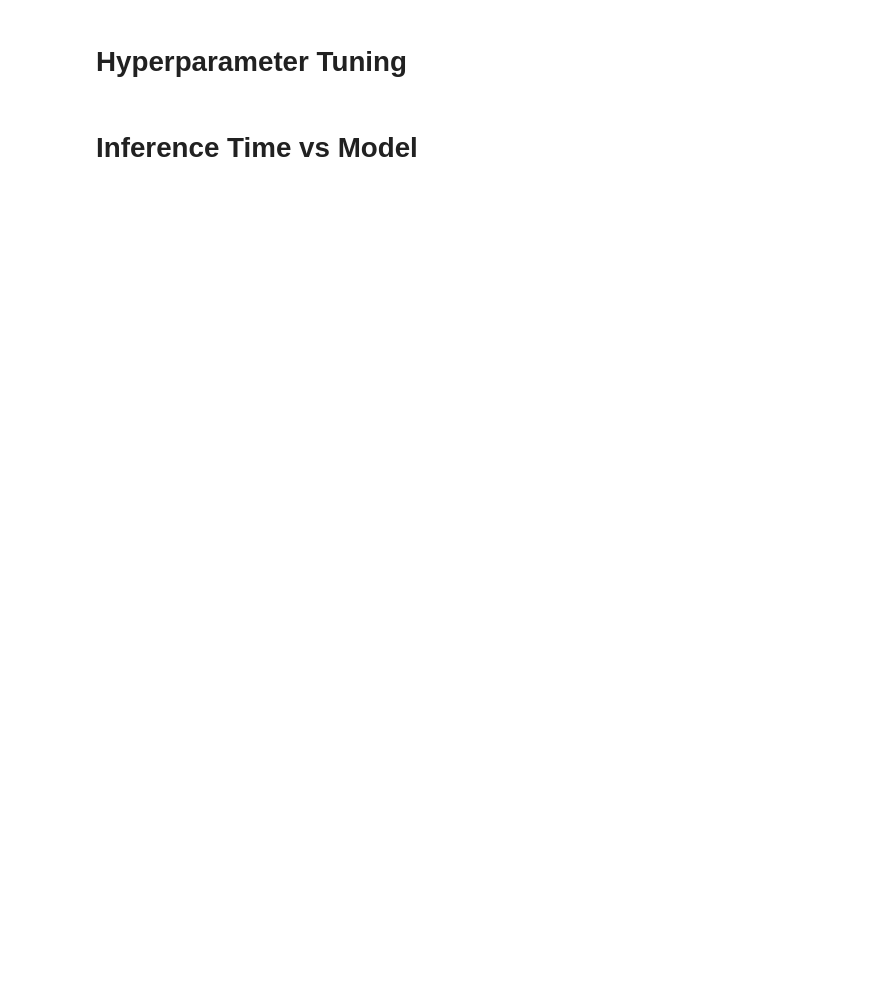
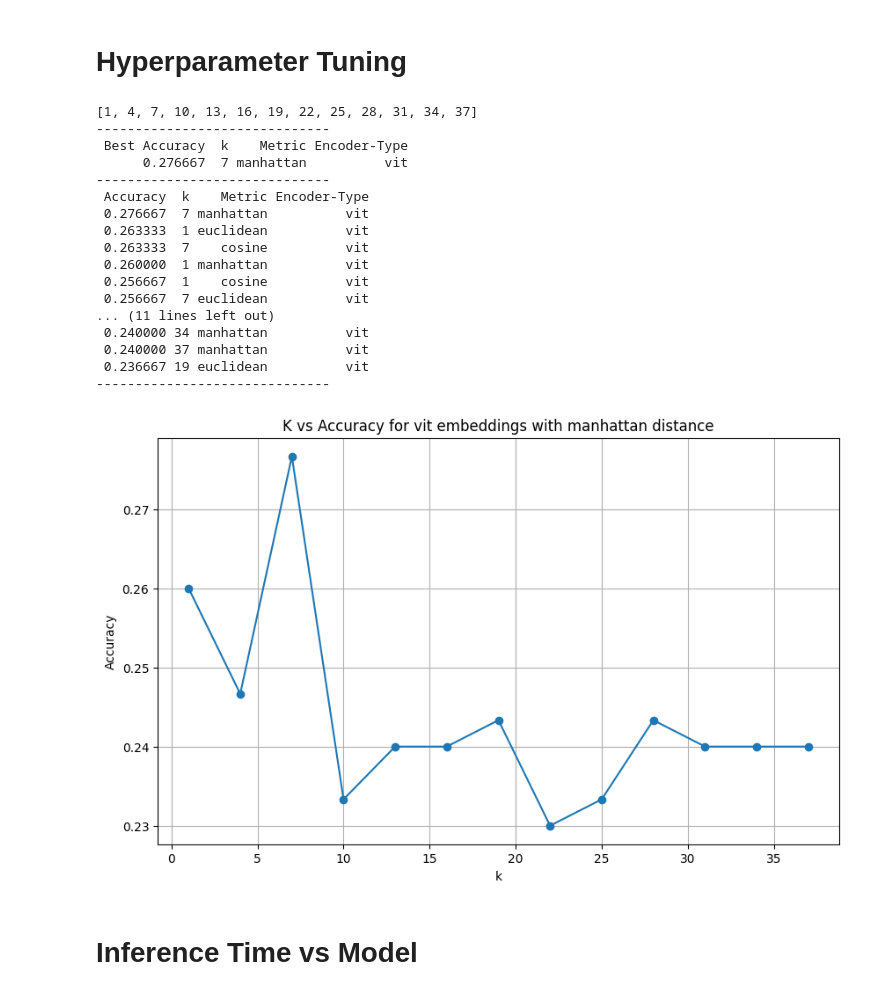
Before and after one commit to ROHIT32767/KNN-Decision-Trees, a Jupyter notebook: 1.ipynb, the cells around one changed output. Drawn from its saved outputs; the diff is of its cells as text; code cells hidden in the pictures; blank space fills up the shorter version.

```diff
--- a/1.ipynb
+++ b/1.ipynb
@@ -383,50 +333,65 @@ Best_KNN_Object.print_answer(data)
 # Hyperparameter Tuning
 # %%
 Hyper_parameter_KNN = Optimized_KNN(3,'vit','manhattan')
-K = np.array(range(40))+1
-metric = ['manhattan','euclidean']
-encoder_type = ['vit']
+K = []
+for k in range(1,40,3):
+    K.append(k)
+print(K)
+metric = ['manhattan','euclidean','cosine']
+encoder_type = ['vit','resnet']
 Hyper_parameter_KNN.data_split(data)
 tuples = []
 for k in K:
     for metric_type in metric:
         for encoder in encoder_type:
             Hyper_parameter_KNN.set_encoder_type(encoder)
             Hyper_parameter_KNN.set_k(k)
             Hyper_parameter_KNN.set_metric(metric_type)
             Hyper_parameter_KNN.train(Hyper_parameter_KNN.get_encoder_type())
             F1_score, accuracy, precision, recall = Hyper_parameter_KNN.evaluate(Hyper_parameter_KNN.validate_embeddings, Hyper_parameter_KNN.validate_labels)
             tuples.append((accuracy,k,metric_type,encoder))
 
 sorted_tuples = sorted(tuples, key=lambda x: x[0], reverse=True)
 best_triplet = sorted_tuples[0]
-print_data = [[' Best Accuracy',best_triplet[0]],['K',best_triplet[1]],['metric_type',best_triplet[2]],['encoder_type',best_triplet[3]]]
-df = pd.DataFrame(print_data,columns=['Measure','Value'])
-print(df.to_string(index=False))
-best_triplets = sorted_tuples[:1]
-df = pd.DataFrame(best_triplets, columns=['Best Accuracy', 'k', 'Metric', 'Encoder-Type'])
-
+df = pd.DataFrame(sorted_tuples[:1], columns=['Best Accuracy', 'k', 'Metric', 'Encoder-Type'])
+print('------------------------------')
 print(df.to_string(index=False))
 print('------------------------------')
-top_triplets = sorted_tuples[:20]
-
-df = pd.DataFrame(top_triplets, columns=['Accuracy', 'k', 'Metric', 'Encoder-Type'])
-
+df = pd.DataFrame(sorted_tuples[:20], columns=['Accuracy', 'k', 'Metric', 'Encoder-Type'])
 print(df.to_string(index=False))
 given_metric = 'manhattan'
 given_encoder_type = 'vit'
 k_tuples = sorted(sorted_tuples, key=lambda x: x[1])
 filtered_tuples = [(accuracy, k, metric, encoder_type) for accuracy, k, metric, encoder_type in k_tuples
                  if metric == given_metric and encoder_type == given_encoder_type]
 filtered_df = pd.DataFrame(filtered_tuples, columns=['Accuracy', 'k', 'Metric', 'Encoder Type'])
 print('------------------------------')
 plt.figure(figsize=(10, 6))
 plt.plot(filtered_df['k'], filtered_df['Accuracy'], marker='o')
-plt.title(f'K vs Accuracy for {given_encoder_type} with {given_metric} distance')
+plt.title(f'K vs Accuracy for {given_encoder_type} embeddings with {given_metric} distance')
 plt.xlabel('k')
 plt.ylabel('Accuracy')
 plt.grid(True)
 plt.show()
+# %% [output]
+[1, 4, 7, 10, 13, 16, 19, 22, 25, 28, 31, 34, 37]
+------------------------------
+ Best Accuracy  k    Metric Encoder-Type
+      0.276667  7 manhattan          vit
+------------------------------
+ Accuracy  k    Metric Encoder-Type
+ 0.276667  7 manhattan          vit
+ 0.263333  1 euclidean          vit
+ 0.263333  7    cosine          vit
+ 0.260000  1 manhattan          vit
+ 0.256667  1    cosine          vit
+ 0.256667  7 euclidean          vit
+... (11 lines left out)
+ 0.240000 34 manhattan          vit
+ 0.240000 37 manhattan          vit
+ 0.236667 19 euclidean          vit
+------------------------------
+[figure, added]
 # %% [markdown]
 # Inference Time vs Model
 # %%
```
Also changed, not shown: parts of 20 cells of this notebook, 2 other files.
